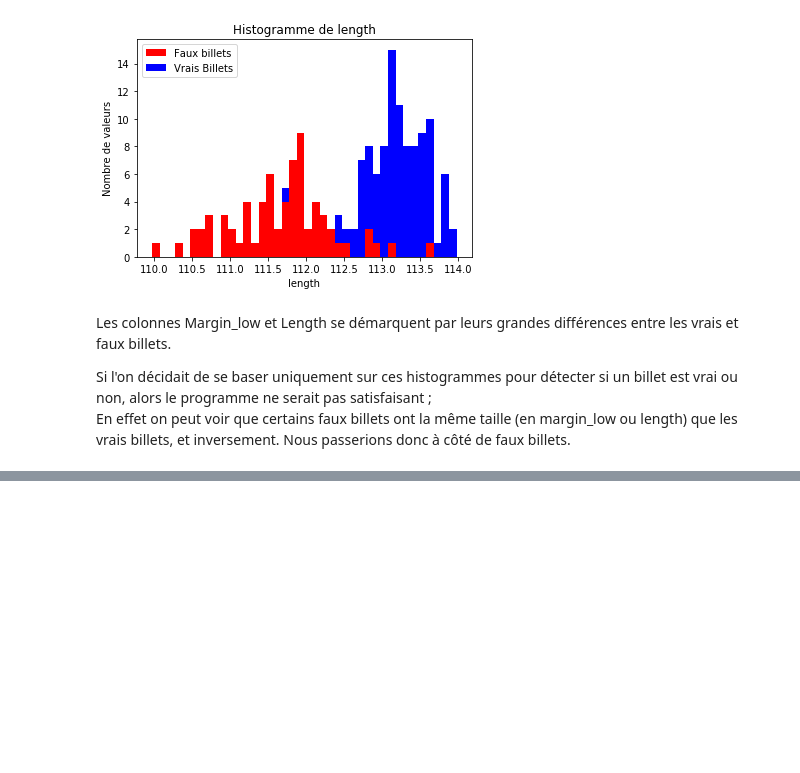
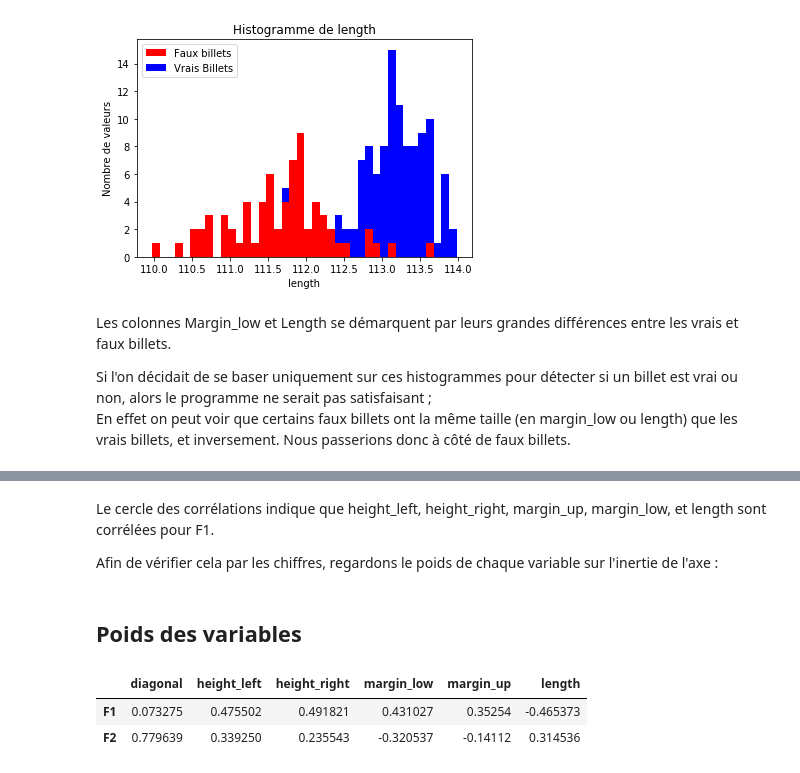
Before and after one commit to Julien-paulet/Projet_6, a Jupyter notebook: Détectez des faux billets.ipynb, the cells around one changed output, grey strips where cells are left out. Saved outputs shown, nothing was run; the diff lists cells and outputs as text; code cells hidden in the pictures; blank space fills up the shorter version.

```diff
--- a/Détectez des faux billets.ipynb
+++ b/Détectez des faux billets.ipynb
@@ -140,0 +190,14 @@ while i <= 6:
+# %% [markdown]
+<p> Le cercle des corrélations indique que height_left, height_right, margin_up, margin_low, et length sont corrélées pour F1. </p>
+
+<p> Afin de vérifier cela par les chiffres, regardons le poids de chaque variable sur l'inertie de l'axe :</p>
+# %% [markdown]
+## Poids des variables
+# %%
+poids_des_variables = pd.DataFrame(pcs, index=[["F1", "F2", "F3", "F4", "F5"]],
+                                   columns = features)
+poids_des_variables.loc[["F1", "F2"]]
+# %% [output]
+|  | diagonal | height_left | height_right | margin_low | margin_up | length |
+| F1 | 0.073275 | 0.475502 | 0.491821 | 0.431027 | 0.35254 | -0.465373 |
+| F2 | 0.779639 | 0.339250 | 0.235543 | -0.320537 | -0.14112 | 0.314536 |
```
Also changed, not shown: parts of 14 cells of this notebook.
